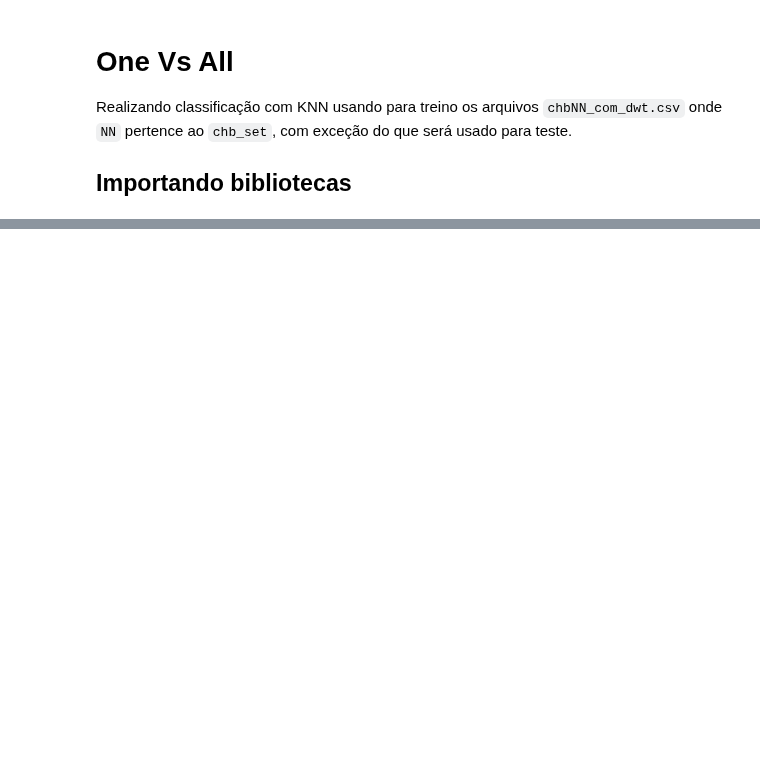
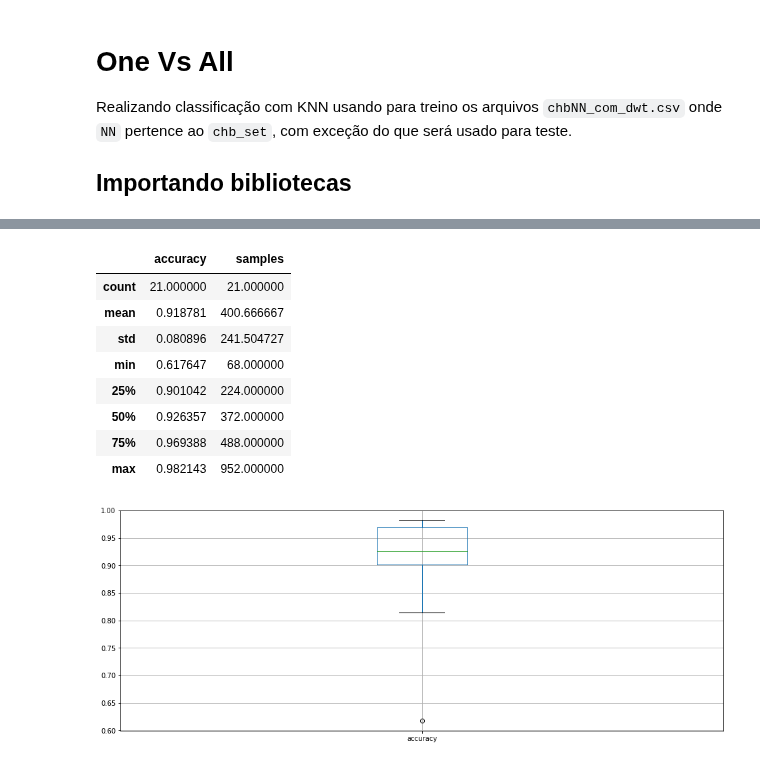
Before and after one commit to newtmagalhaes/Machine-Learning, a Jupyter notebook: ML/f02-chb/03-oneVSall.ipynb, the cells around one changed output, grey strips where cells are left out. Drawn from its saved outputs; the diff is of its cells as text; code cells hidden in the pictures; blank space fills up the shorter version.

```diff
--- a/ML/f02-chb/03-oneVSall.ipynb
+++ b/ML/f02-chb/03-oneVSall.ipynb
@@ -128,0 +161,14 @@ weighted avg     0.9699    0.9697    0.9697       198
+# %%
+metrics_df[['accuracy']].boxplot(figsize=(16, 6))
+metrics_df[['accuracy', 'samples']].describe()
+# %% [output]
+|  | accuracy | samples |
+| count | 21.000000 | 21.000000 |
+| mean | 0.918781 | 400.666667 |
+| std | 0.080896 | 241.504727 |
+| min | 0.617647 | 68.000000 |
+| 25% | 0.901042 | 224.000000 |
+| 50% | 0.926357 | 372.000000 |
+| 75% | 0.969388 | 488.000000 |
+| max | 0.982143 | 952.000000 |
+[figure, added]
```
Also changed, not shown: parts of 7 cells of this notebook.
